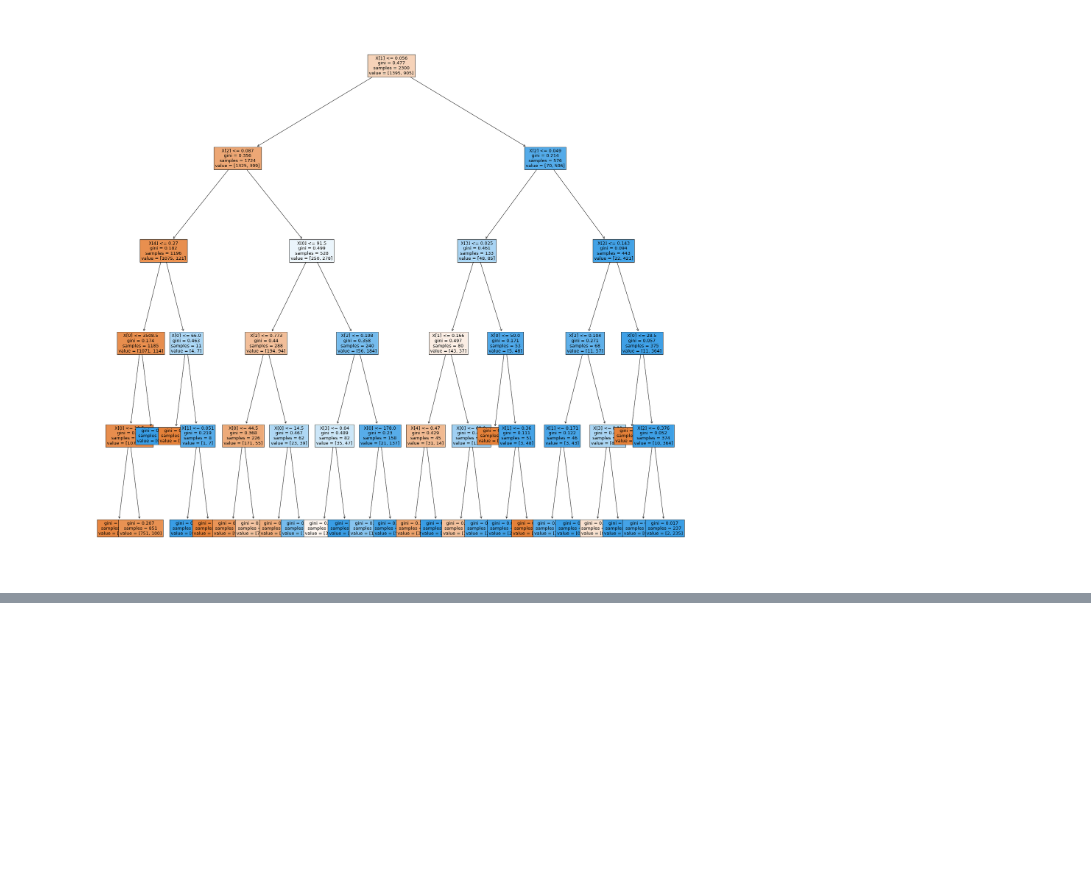
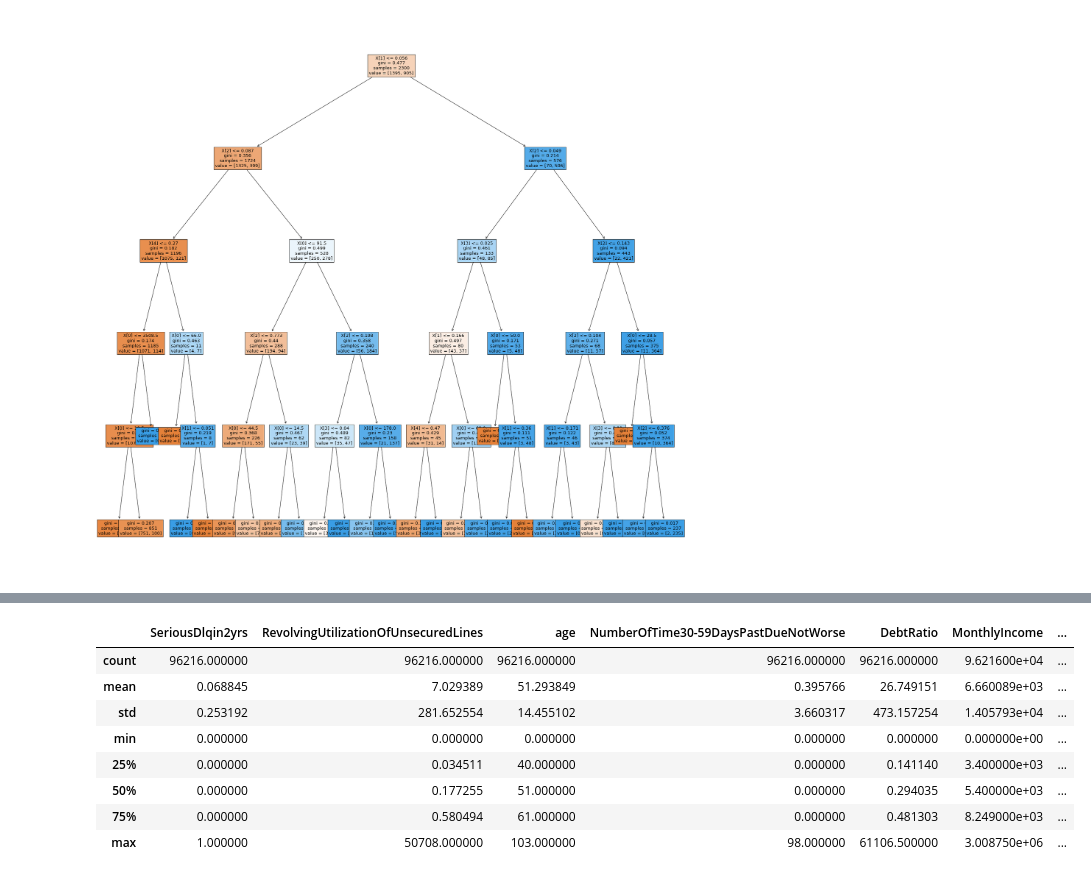
Before and after one commit to dumaevrinat/machine_learning_labs, a Jupyter notebook: Lab 1 Classification.ipynb, the cells around one changed output, grey strips where cells are left out. Cells and saved outputs as stored; diff of their text form; code cells hidden in the pictures; blank space fills up the shorter version.

```diff
--- a/Lab 1 Classification.ipynb
+++ b/Lab 1 Classification.ipynb
@@ -791,0 +845,14 @@ plt.show()
+# %%
+data_bank_train = pd.read_csv('lab1_files/bank_scoring_train.csv', sep='\t')
+data_bank_test = pd.read_csv('lab1_files/bank_scoring_test.csv', sep='\t')
+data_bank_train.describe()
+# %% [output]
+|  | SeriousDlqin2yrs | RevolvingUtilizationOfUnsecuredLines | age | NumberOfTime30-59DaysPastDueNotWorse | DebtRatio | MonthlyIncome | ... |
+| count | 96216.000000 | 96216.000000 | 96216.000000 | 96216.000000 | 96216.000000 | 9.621600e+04 | ... |
+| mean | 0.068845 | 7.029389 | 51.293849 | 0.395766 | 26.749151 | 6.660089e+03 | ... |
+| std | 0.253192 | 281.652554 | 14.455102 | 3.660317 | 473.157254 | 1.405793e+04 | ... |
+| min | 0.000000 | 0.000000 | 0.000000 | 0.000000 | 0.000000 | 0.000000e+00 | ... |
+| 25% | 0.000000 | 0.034511 | 40.000000 | 0.000000 | 0.141140 | 3.400000e+03 | ... |
+| 50% | 0.000000 | 0.177255 | 51.000000 | 0.000000 | 0.294035 | 5.400000e+03 | ... |
+| 75% | 0.000000 | 0.580494 | 61.000000 | 0.000000 | 0.481303 | 8.249000e+03 | ... |
+| max | 1.000000 | 50708.000000 | 103.000000 | 98.000000 | 61106.500000 | 3.008750e+06 | ... |
```
Also changed, not shown: parts of 16 cells of this notebook.
